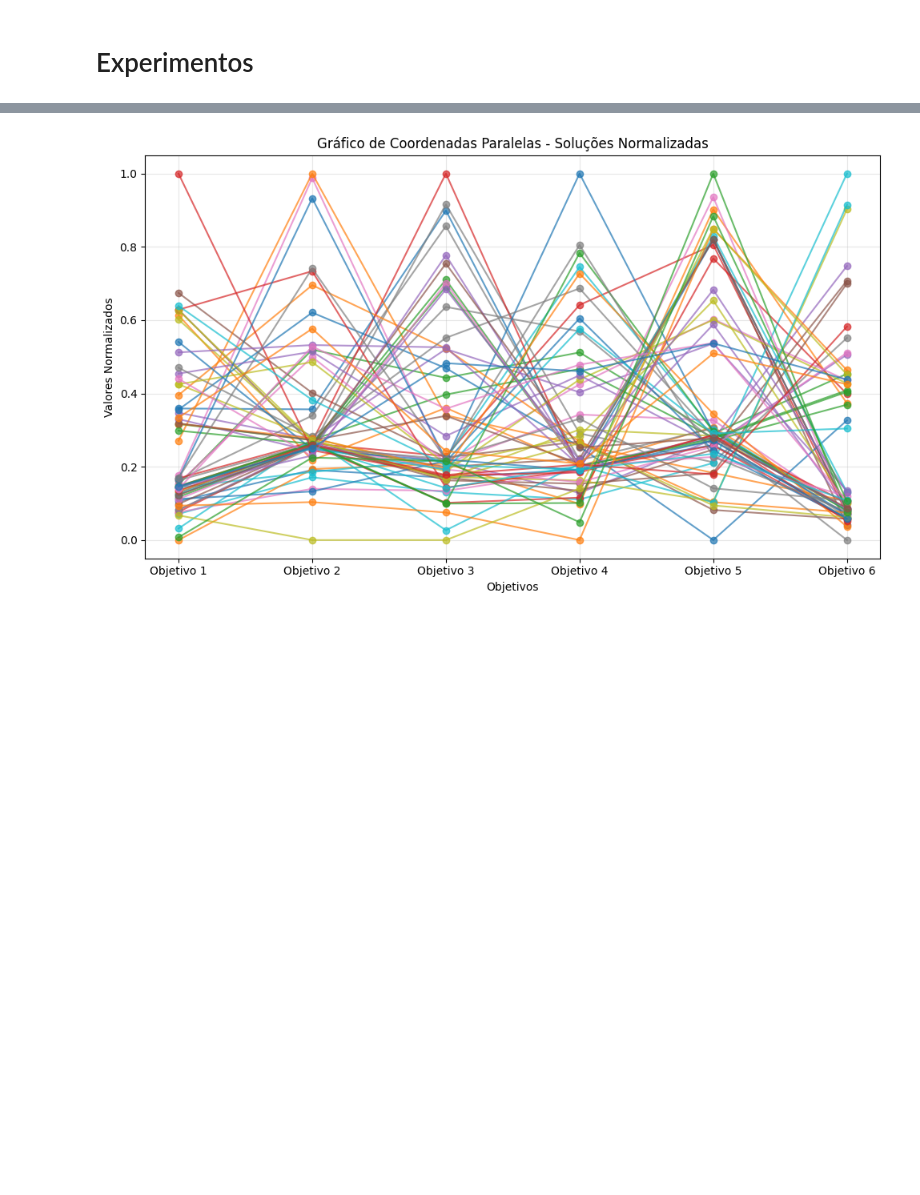
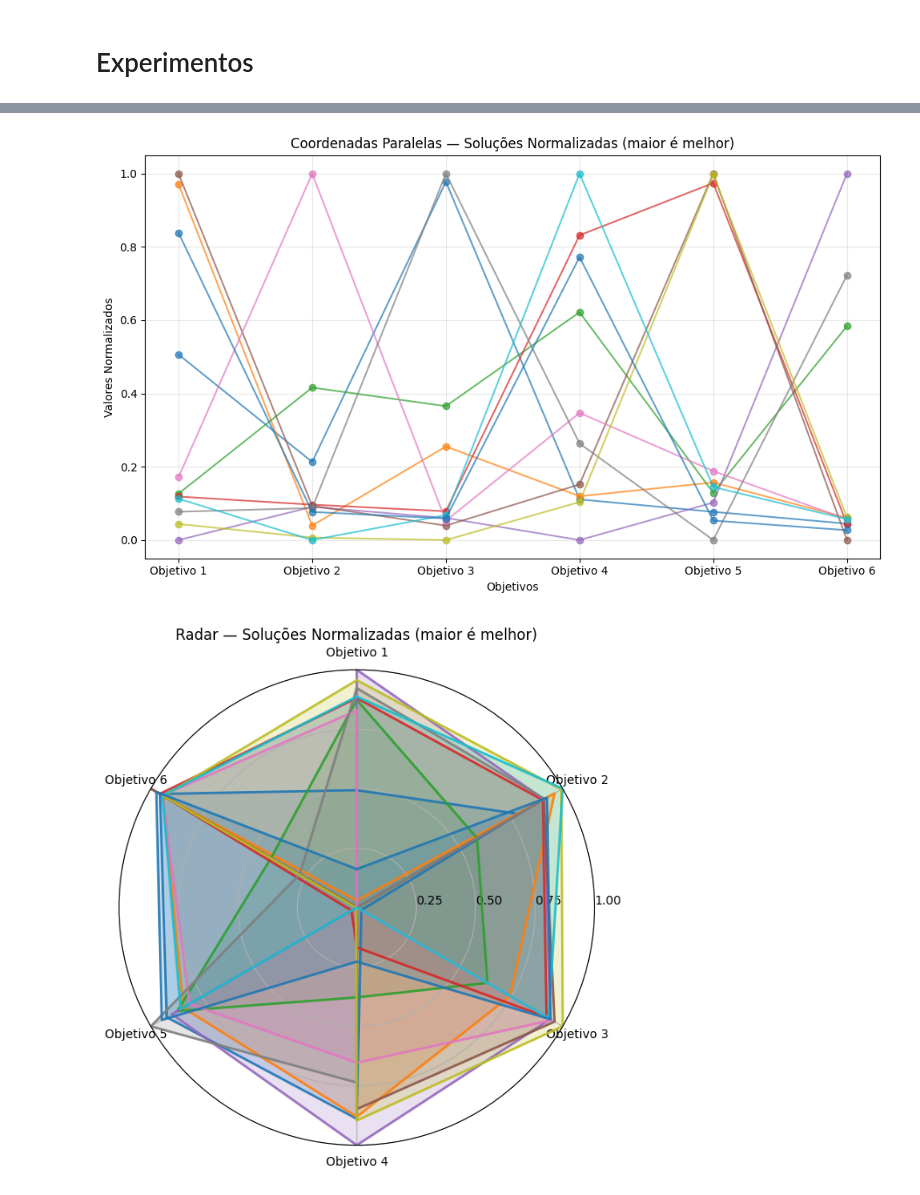
Before and after one commit to JunioCesarFerreira/NSGA-Studies, a Jupyter notebook: notebooks/comparative/nsga-comparations5.ipynb, the cells around one changed output, grey strips where cells are left out. Saved outputs shown, nothing was run; the diff lists cells and outputs as text; code cells hidden in the pictures; blank space fills up the shorter version.

```diff
--- a/notebooks/comparative/nsga-comparations5.ipynb
+++ b/notebooks/comparative/nsga-comparations5.ipynb
@@ -299,6 +308,19 @@ def analyze_niche_distribution(counts: np.ndarray, n_fora: int) -> dict[str, flo
         ent_norm = 0.0
 
     return coverage, empty_ratio, outside_rate, ent_norm
+
+def reduce_by_epsilon_dominance(pareto_front, eps=1e-2):
+    F = np.asarray(pareto_front, dtype=float)
+    if F.ndim != 2:
+        raise ValueError("pareto_front deve ser 2D.")
+
+    scale = 1.0 / eps
+    seen = {}
+    for f in F:
+        key = tuple(np.round(f * scale).astype(int))
+        if key not in seen:
+            seen[key] = f
+    return np.vstack(list(seen.values()))
 # %% [markdown]
 # Experimentos
 # %%
@@ -356,23 +412,26 @@ hv:646.8909156189104
 # %%
 pareto_front = nsga3_pymoo_func(
     POP_SIZE,
     NUM_GEN,
     bounds,
     dtlz2,
     crossover,
     mutation,
     divisions=DIV)
 
+pareto_front = reduce_by_epsilon_dominance(pareto_front, eps=2.5)
+
 plot_parallel(pareto_front)
+
+radar_plot(pareto_front)
 
 # Calcular o hipervolume
 hv = hypervolume(pareto_front, [3]*NUM_OBJ)
 
 print(f"hv:{hv}")
 a, b = count_points_per_niche_dtlz2(pareto_front, ref_points, R)
 print(analyze_niche_distribution(a, b))
 print(pareto_front)
-if NUM_OBJ==3:
-    plot_3d(pareto_front)
 # %% [output]
-[figure, old version]
+[figure, new version]
+[figure, added]
```
Also changed, not shown: parts of 4 cells of this notebook, 16 other files.
